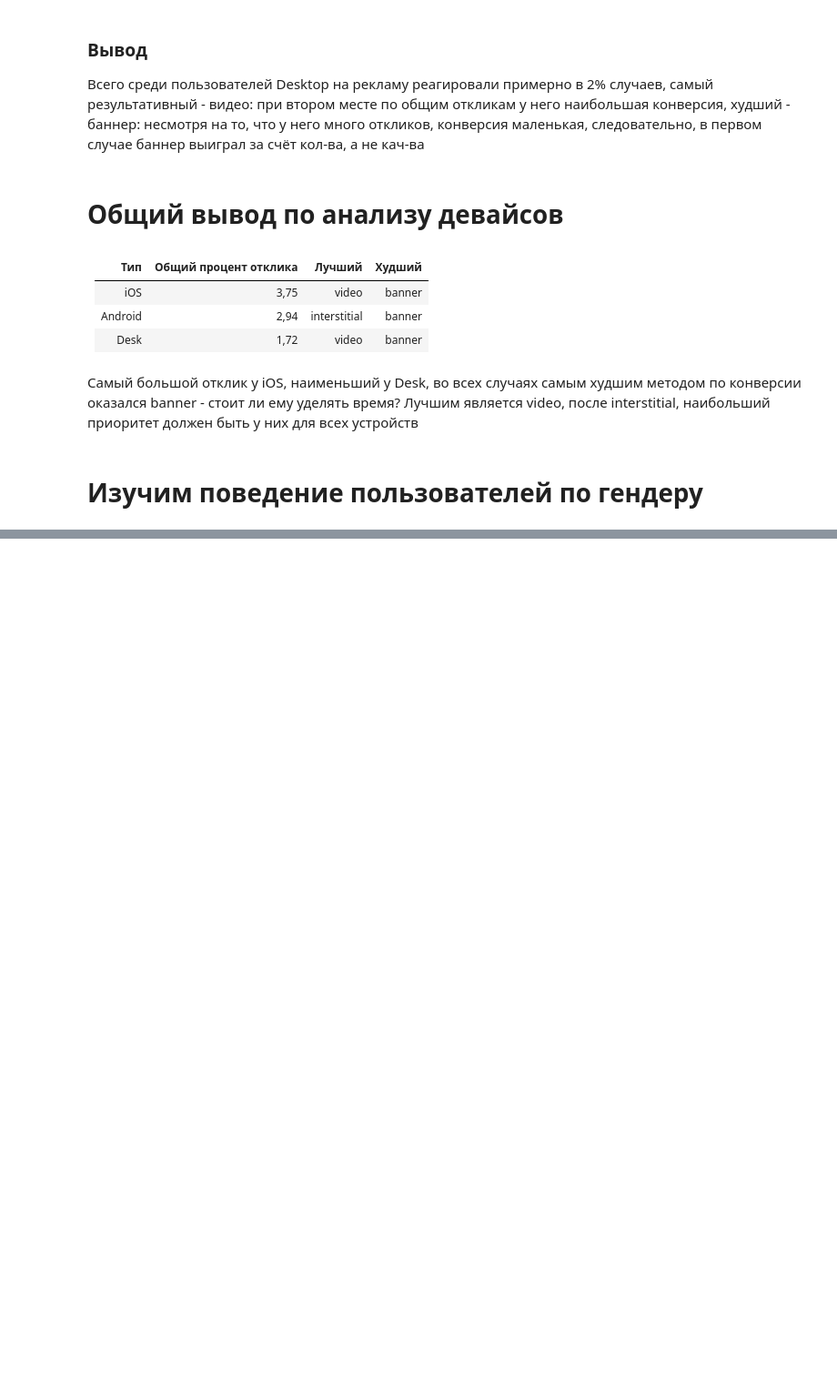
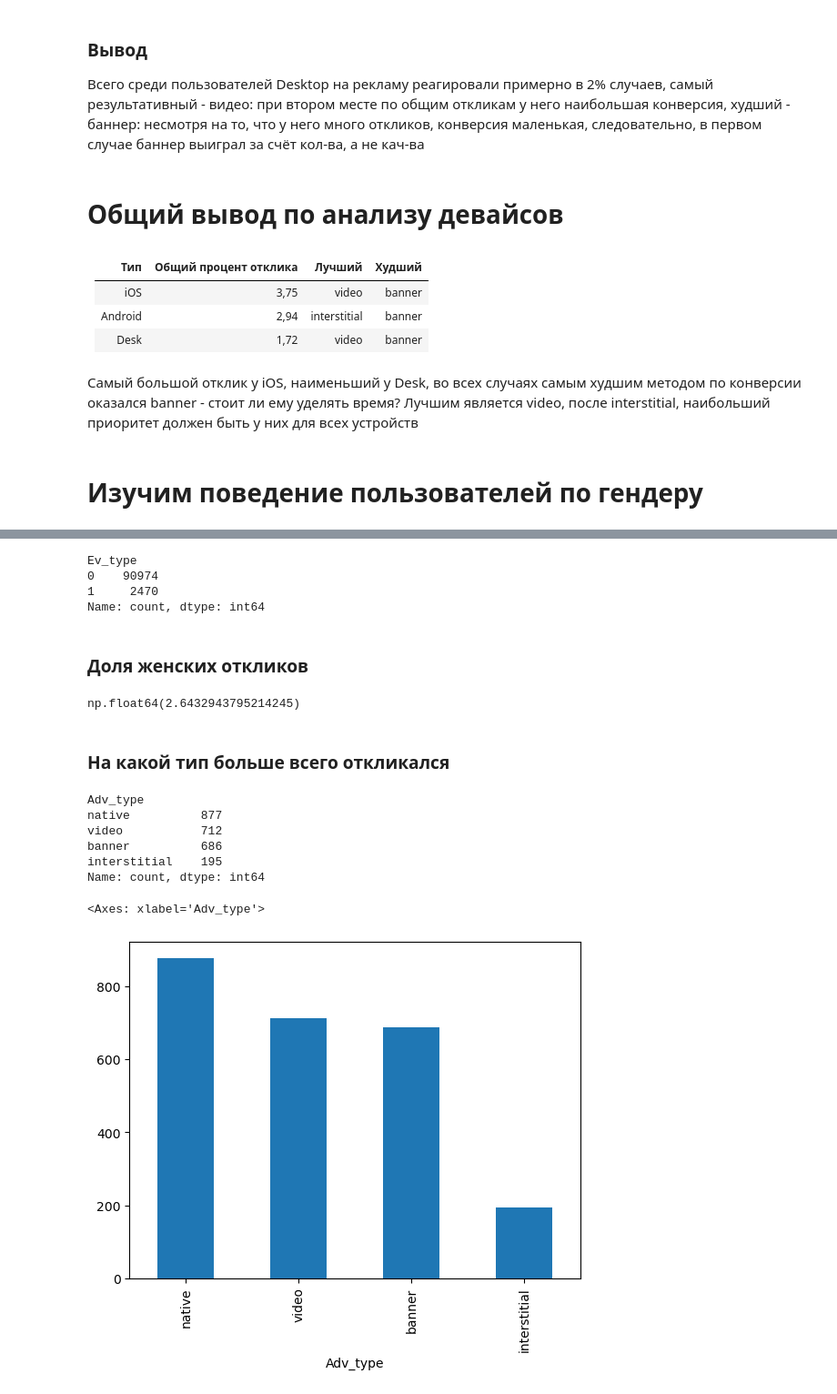
Before and after one commit to fazz0ne/it_funds, a Jupyter notebook: main.ipynb, the cells around one changed output, grey strips where cells are left out. Shown at 91% size. Saved outputs shown, nothing was run; the diff lists cells and outputs as text; code cells hidden in the pictures; blank space fills up the shorter version.

```diff
--- a/main.ipynb
+++ b/main.ipynb
@@ -256,0 +261,33 @@ df["Gend"]
+# %%
+df_woman = df[df["Gender"] == 1]
+# %%
+cnt_ads_woman = df_woman['Ev_type'].value_counts()
+cnt_ads_woman
+# %% [output]
+Ev_type
+0    90974
+1     2470
+Name: count, dtype: int64
+# %% [markdown]
+### Доля женских откликов
+# %%
+cnt_ads_woman[1]/cnt_ads_woman.sum()*100
+# %% [output]
+np.float64(2.6432943795214245)
+# %% [markdown]
+### На какой тип больше всего откликался
+# %%
+cnt_ads_types_woman = df_woman[df_woman['Ev_type'] == 1]['Adv_type'].value_counts()
+cnt_ads_types_woman
+# %% [output]
+Adv_type
+native          877
+video           712
+banner          686
+interstitial    195
+Name: count, dtype: int64
+# %%
+cnt_ads_types_woman.plot(kind = "bar")
+# %% [output]
+<Axes: xlabel='Adv_type'>
+[figure, added]
```
Also changed, not shown: parts of 14 cells of this notebook.
